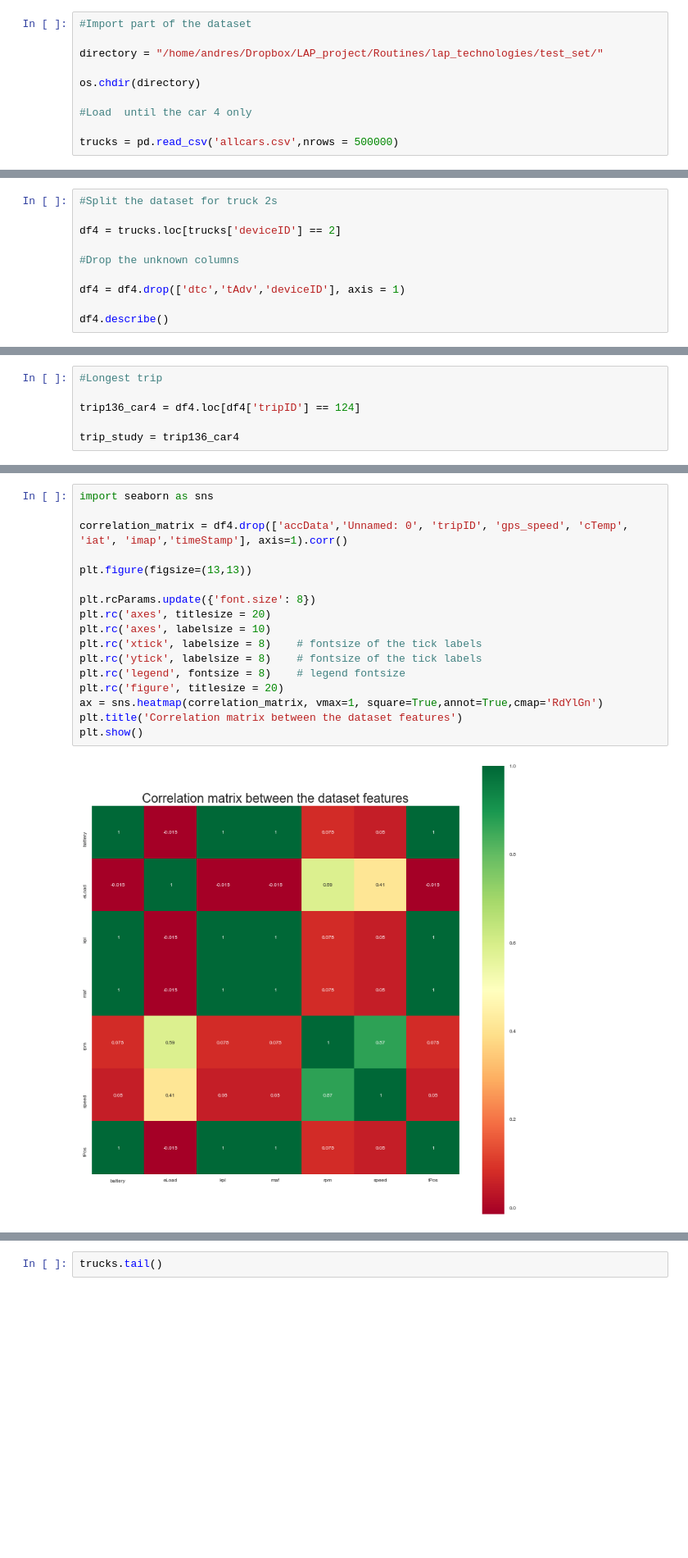
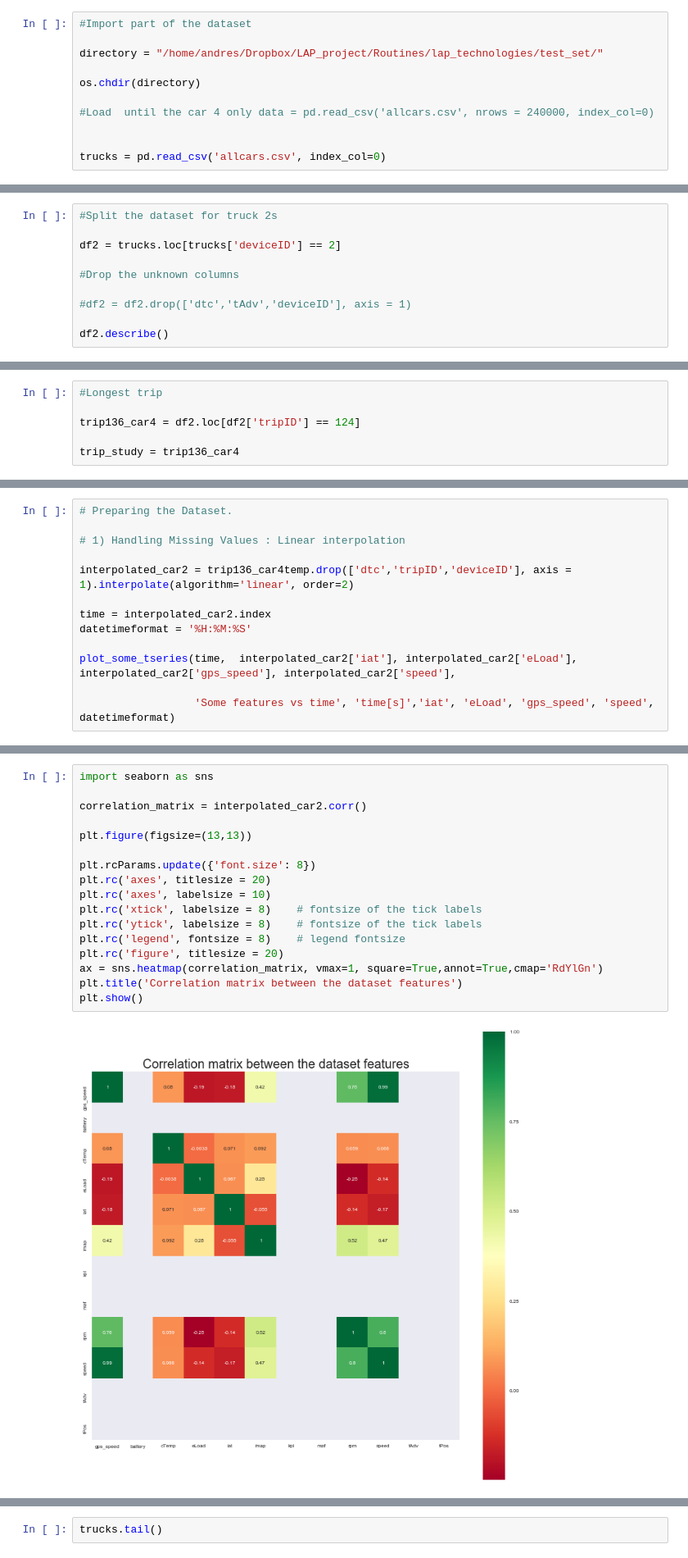
Before and after one commit to noshaq/Vehicle_remote_sensing, a Jupyter notebook: vehicle_telematics.ipynb, the cells around one changed output, grey strips where cells are left out. Shown at 82% size. Cells and saved outputs as stored; diff of their text form; blank space fills up the shorter version.

Commit message:
Begining of the  Time Series Preparation and Similarity

```diff
--- a/vehicle_telematics.ipynb
+++ b/vehicle_telematics.ipynb
@@ -33,9 +51,10 @@ directory = "/home/andres/Dropbox/LAP_project/Routines/lap_technologies/test_set
 
 os.chdir(directory)
 
-#Load  until the car 4 only
+#Load  until the car 4 only data = pd.read_csv('allcars.csv', nrows = 240000, index_col=0)
 
-trucks = pd.read_csv('allcars.csv',nrows = 500000)
+
+trucks = pd.read_csv('allcars.csv', index_col=0)
 # %%
 # Observations and columns
 trucks.shape
@@ -85,11 +104,11 @@ trucks.describe()
 # %%
 #Split the dataset for truck 2s
 
-df4 = trucks.loc[trucks['deviceID'] == 2]
+df2 = trucks.loc[trucks['deviceID'] == 2]
 
 #Drop the unknown columns
 
-df4 = df4.drop(['dtc','tAdv','deviceID'], axis = 1)
+#df2 = df2.drop(['dtc','tAdv','deviceID'], axis = 1)
 
-df4.describe()
+df2.describe()
 # %% [output]
@@ -130,7 +149,7 @@ Vehicle 4:  (4256.0, 124)
 # %%
 #Longest trip
 
-trip136_car4 = df4.loc[df4['tripID'] == 124]
+trip136_car4 = df2.loc[df2['tripID'] == 124]
 
 trip_study = trip136_car4
 # %%
@@ -239,0 +347,13 @@ Index(['Unnamed: 0', 'timeStamp', 'tripID', 'accData', 'gps_speed', 'battery',
+# %%
+# Preparing the Dataset.
+
+# 1) Handling Missing Values : Linear interpolation
+
+interpolated_car2 = trip136_car4temp.drop(['dtc','tripID','deviceID'], axis = 1).interpolate(algorithm='linear', order=2)
+
+time = interpolated_car2.index
+datetimeformat = '%H:%M:%S'
+
+plot_some_tseries(time,  interpolated_car2['iat'], interpolated_car2['eLoad'], interpolated_car2['gps_speed'], interpolated_car2['speed'],
+
+                  'Some features vs time', 'time[s]','iat', 'eLoad', 'gps_speed', 'speed', datetimeformat)
@@ -248,22 +375,22 @@ attributes = ['gps_speed', 'battery', 'cTemp',
 # %%
 import seaborn as sns
 
-correlation_matrix = df4.drop(['accData','Unnamed: 0', 'tripID', 'gps_speed', 'cTemp', 'iat', 'imap','timeStamp'], axis=1).corr()
+correlation_matrix = interpolated_car2.corr()
 
 plt.figure(figsize=(13,13))
 
 plt.rcParams.update({'font.size': 8})
 plt.rc('axes', titlesize = 20)
 plt.rc('axes', labelsize = 10)
 plt.rc('xtick', labelsize = 8)    # fontsize of the tick labels
 plt.rc('ytick', labelsize = 8)    # fontsize of the tick labels
 plt.rc('legend', fontsize = 8)    # legend fontsize
 plt.rc('figure', titlesize = 20)
 ax = sns.heatmap(correlation_matrix, vmax=1, square=True,annot=True,cmap='RdYlGn')
 plt.title('Correlation matrix between the dataset features')
 plt.show()
 # %% [output]
-[figure, old version]
+[figure, new version]
 # %%
 #save plot display settings to change back to when done plotting with seaborn
 
```
Also changed, not shown: parts of 20 cells of this notebook, 1 other file.
